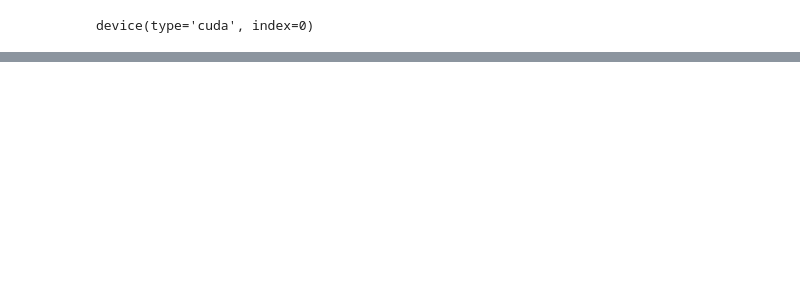
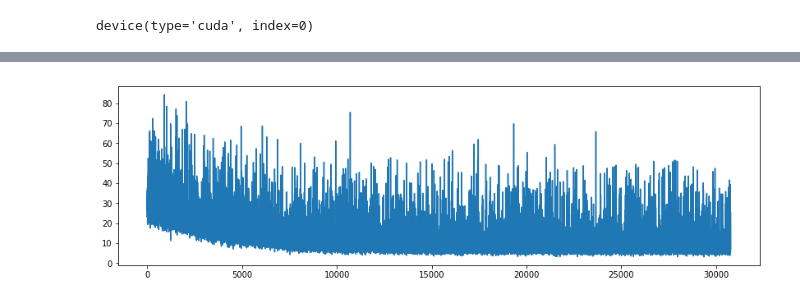
Before and after one commit to ulzee/traffic, a Jupyter notebook: RNN.ipynb, the cells around one changed output, grey strips where cells are left out. Saved outputs shown, nothing was run; the diff lists cells and outputs as text; code cells hidden in the pictures; blank space fills up the shorter version.

```diff
--- a/RNN.ipynb
+++ b/RNN.ipynb
@@ -12,8 +12,9 @@ import matplotlib.pyplot as plt
 from dataset import *
 tqdm.monitor_interval = 0
 # %%
-RELU = False
+RELU = True
 FORECAST = 5
+DEEP = True
 # %%
 dset = Routes('train', 32, index_file='min-data.json')
 evalset = Routes('test', 32, index_file='min-data.json')
@@ -38,6 +41,6 @@ device(type='cuda', index=0)
 # %%
 from models.RNN import RNN
 # %%
-model = RNN(relu=RELU, forecast=FORECAST).to(device)
+model = RNN(deep=DEEP, relu=RELU, forecast=FORECAST).to(device)
 # %%
 criterion, opt, sch = model.params(lr=0.0001)
@@ -88,3 +103,9 @@ for eii  in range(EPS):
+# %%
+plt.figure(figsize=(14, 4))
+plt.plot(losses)
+plt.show();plt.close()
+# %% [output]
+[figure, added]
 # %%
 model.eval()
 # %% [output]
```
Also changed, not shown: parts of 14 cells of this notebook, 4 other files.
